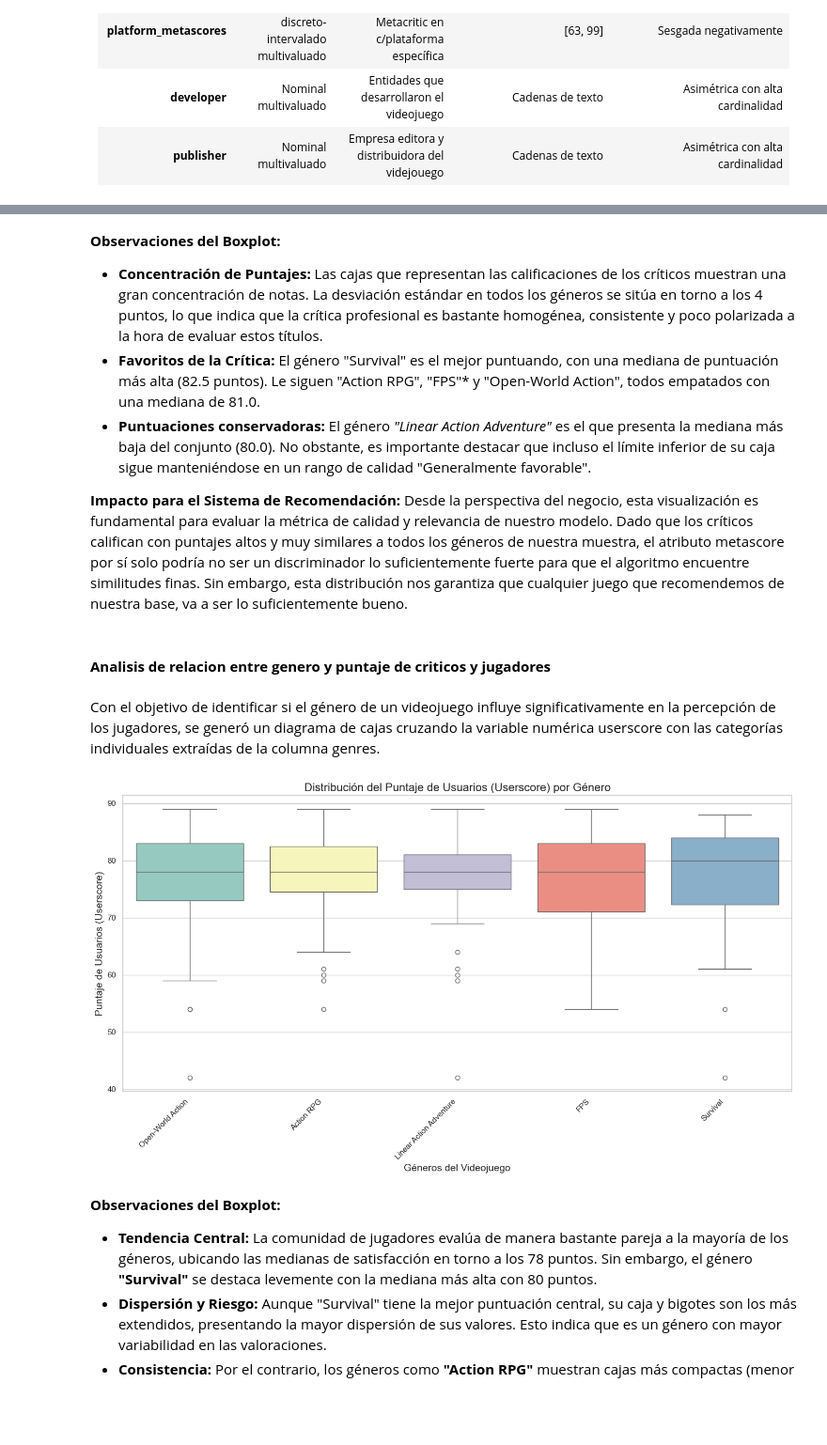
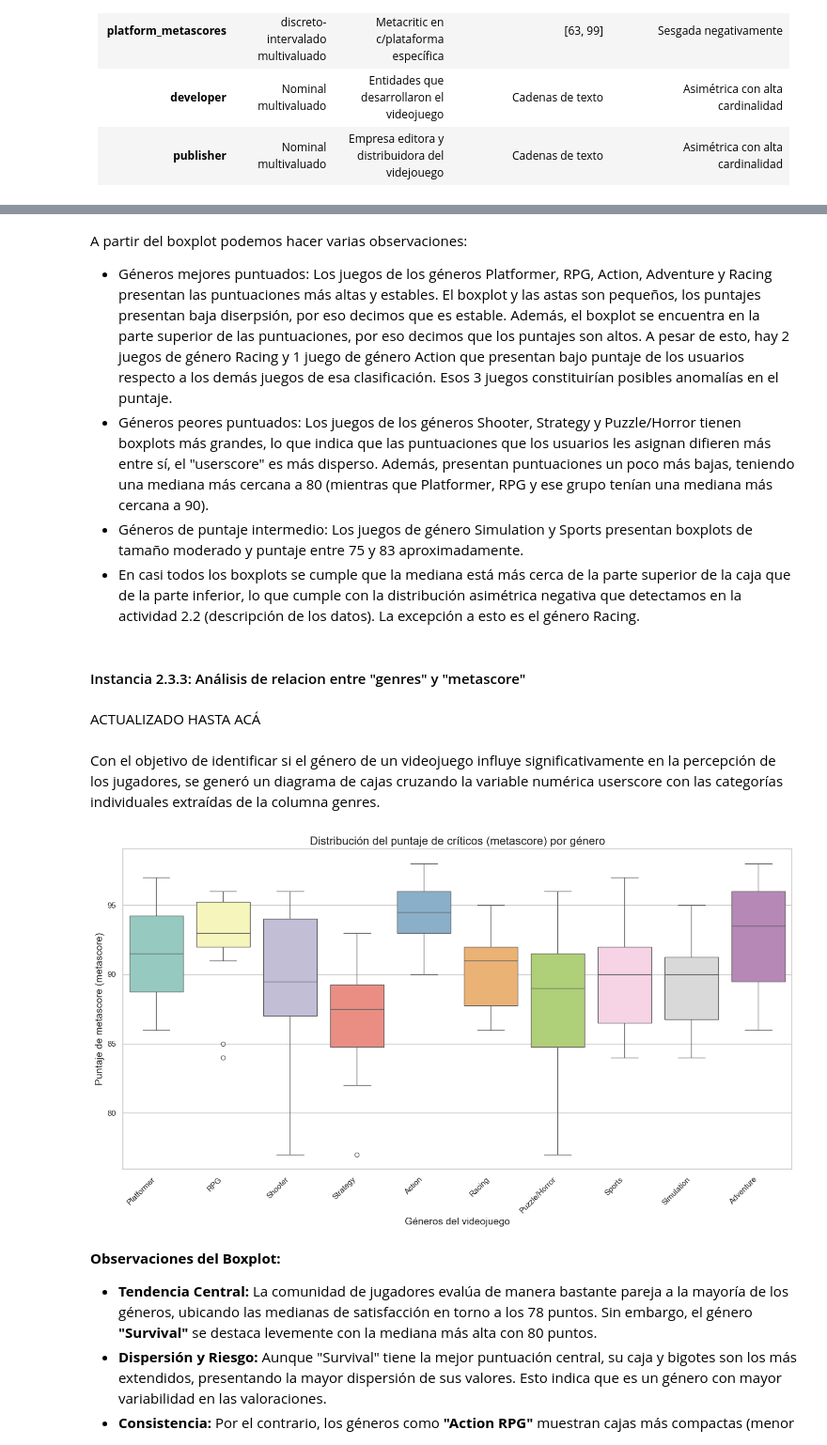
Before and after one commit to SantiagoCiaponi/data-science, a Jupyter notebook: notebooks/data_mining.ipynb, the cells around one changed output, grey strips where cells are left out. Shown at 94% size. Saved outputs shown, nothing was run; the diff lists cells and outputs as text; code cells hidden in the pictures; blank space fills up the shorter version.

```diff
--- a/notebooks/data_mining.ipynb
+++ b/notebooks/data_mining.ipynb
@@ -1042,39 +1048,39 @@ plt.show()
 # %% [markdown]
-**Observaciones del Boxplot:**
-* **Concentración de Puntajes:** Las cajas que representan las calificaciones de los críticos muestran una gran concentración de notas. La desviación estándar en todos los géneros se sitúa en torno a los 4 puntos, lo que indica que la crítica profesional es bastante homogénea, consistente y poco polarizada a la hora de evaluar estos títulos.
-* **Favoritos de la Crítica:** El género "Survival" es el mejor puntuando, con una mediana de puntuación más alta (82.5 puntos). Le siguen "Action RPG", "FPS"* y "Open-World Action", todos empatados con una mediana de 81.0.
-* **Puntuaciones conservadoras:** El género *"Linear Action Adventure"* es el que presenta la mediana más baja del conjunto (80.0). No obstante, es importante destacar que incluso el límite inferior de su caja sigue manteniéndose en un rango de calidad "Generalmente favorable".
-
-**Impacto para el Sistema de Recomendación:**
-Desde la perspectiva del negocio, esta visualización es fundamental para evaluar la métrica de calidad y relevancia de nuestro modelo. Dado que los críticos califican con puntajes altos y muy similares a todos los géneros de nuestra muestra, el atributo metascore por sí solo podría no ser un discriminador lo suficientemente fuerte para que el algoritmo encuentre similitudes finas. Sin embargo, esta distribución nos garantiza que cualquier juego que recomendemos de nuestra base, va a ser lo suficientemente bueno.
+A partir del boxplot podemos hacer varias observaciones:
+* Géneros mejores puntuados: Los juegos de los géneros Platformer, RPG, Action, Adventure y Racing presentan las puntuaciones más altas y estables. El boxplot y las astas son pequeños, los puntajes presentan baja diserpsión, por eso decimos que es estable. Además, el boxplot se encuentra en la parte superior de las puntuaciones, por eso decimos que los puntajes son altos. A pesar de esto, hay 2 juegos de género Racing y 1 juego de género Action que presentan bajo puntaje de los usuarios respecto a los demás juegos de esa clasificación. Esos 3 juegos constituirían posibles anomalías en el puntaje.
+* Géneros peores puntuados: Los juegos de los géneros Shooter, Strategy y Puzzle/Horror tienen boxplots más grandes, lo que indica que las puntuaciones que los usuarios les asignan difieren más entre sí, el "userscore" es más disperso. Además, presentan puntuaciones un poco más bajas, teniendo una mediana más cercana a 80 (mientras que Platformer, RPG y ese grupo tenían una mediana más cercana a 90).
+* Géneros de puntaje intermedio: Los juegos de género Simulation y Sports presentan boxplots de tamaño moderado y puntaje entre 75 y 83 aproximadamente.
+* En casi todos los boxplots se cumple que la mediana está más cerca de la parte superior de la caja que de la parte inferior, lo que cumple con la distribución asimétrica negativa que detectamos en la actividad 2.2 (descripción de los datos). La excepción a esto es el género Racing.
 # %% [markdown]
-#### **Analisis de relacion entre genero y puntaje de criticos y jugadores**
+#### Instancia 2.3.3: Análisis de relacion entre "genres" y "metascore"
+# %% [markdown]
+ACTUALIZADO HASTA ACÁ
 # %% [markdown]
 Con el objetivo de identificar si el género de un videojuego influye significativamente en la percepción de los jugadores, se generó un diagrama de cajas cruzando la variable numérica userscore con las categorías individuales extraídas de la columna genres.
 # %%
 df_genres = df.copy()
 df_genres["genres"] = df_genres["genres"].str.split(',').apply(lambda x: [i.strip() for i in x] if isinstance(x, list) else x)
 df_genres = df_genres.explode("genres")
 
 
 plt.figure(figsize=(14, 8))
 sns.set_theme(style="whitegrid")
 
 
-sns.boxplot(data=df_genres, x="genres", y="userscore", hue="genres", palette="Set3", legend=False)
+sns.boxplot(data=df_genres, x="genres", y="metascore", hue="genres", palette="Set3", legend=False)
 
 
-plt.title("Distribución del Puntaje de Usuarios (Userscore) por Género", fontsize=16)
-plt.xlabel("Géneros del Videojuego", fontsize=14)
-plt.ylabel("Puntaje de Usuarios (Userscore)", fontsize=14)
+plt.title("Distribución del puntaje de críticos (metascore) por género", fontsize=16)
+plt.xlabel("Géneros del videojuego", fontsize=14)
+plt.ylabel("Puntaje de metascore (metascore)", fontsize=14)
 
 
 plt.xticks(rotation=45, ha='right')
 
 plt.tight_layout()
 plt.show()
 # %% [output]
-[figure, old version]
+[figure, new version]
 # %% [markdown]
 **Observaciones del Boxplot:**
 * **Tendencia Central:** La comunidad de jugadores evalúa de manera bastante pareja a la mayoría de los géneros, ubicando las medianas de satisfacción en torno a los 78 puntos. Sin embargo, el género **"Survival"** se destaca levemente con la mediana más alta con 80 puntos.
```
Also changed, not shown: parts of 12 cells of this notebook, 1 other file.
